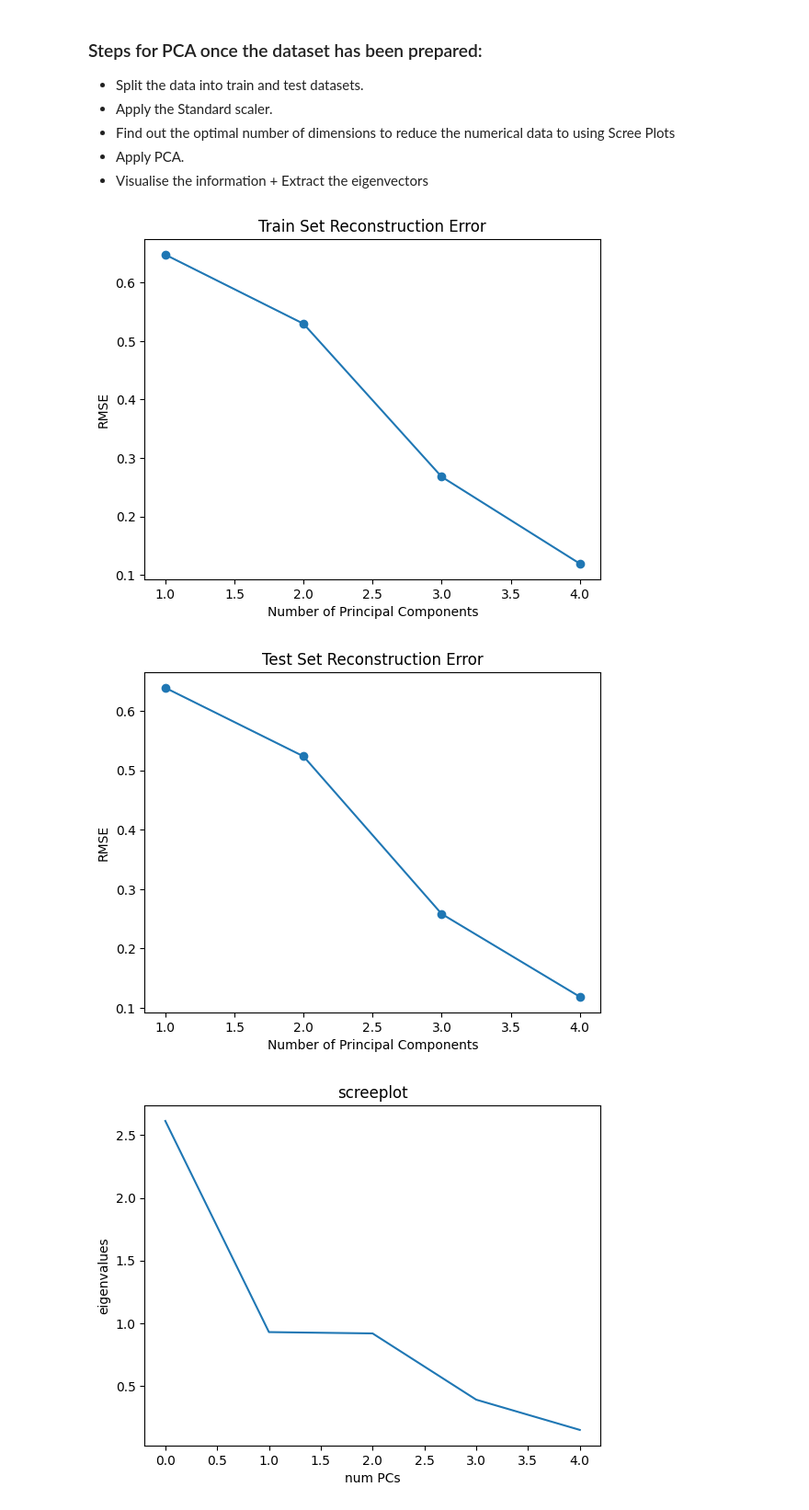
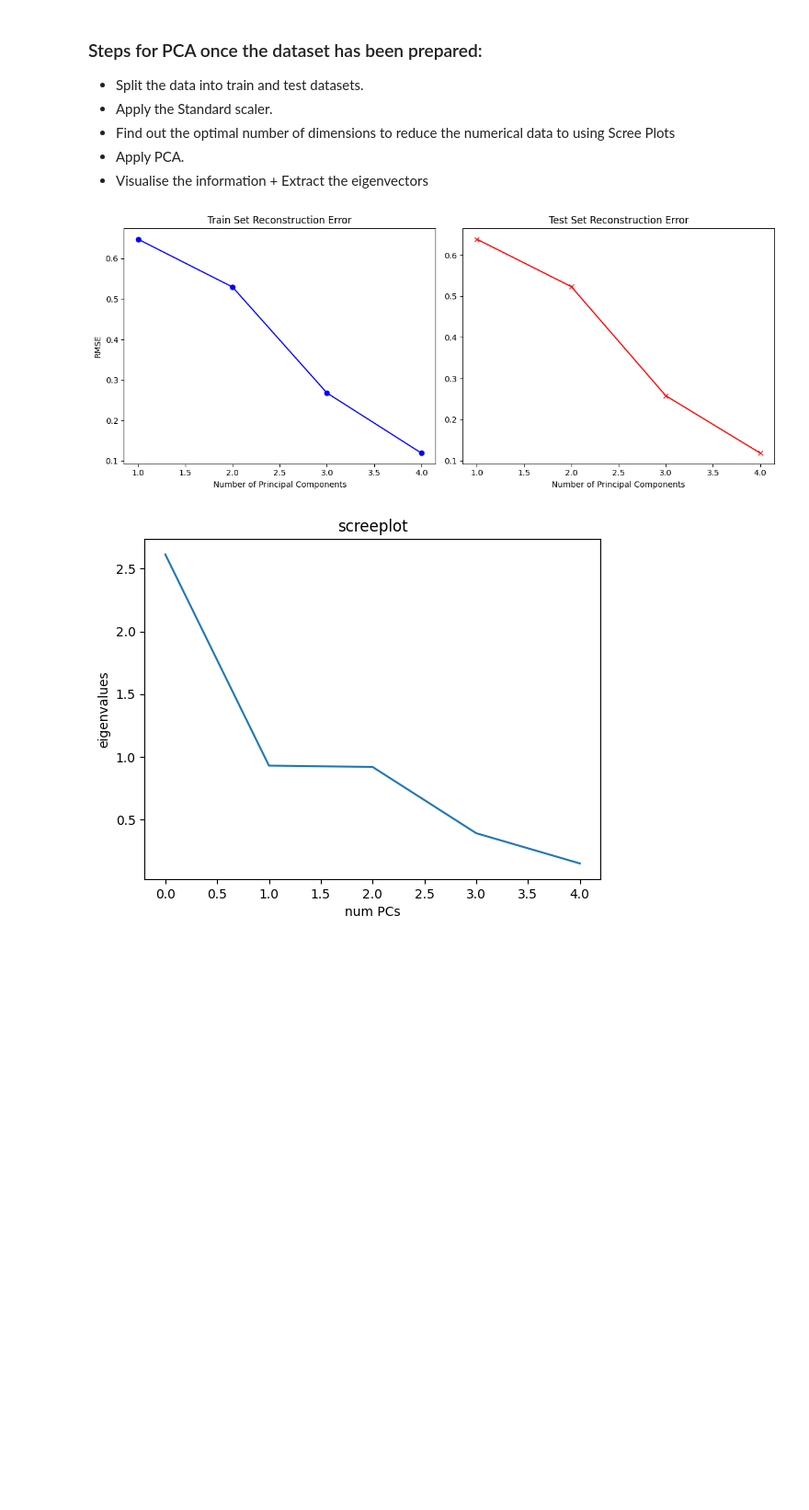
Before and after one commit to LuisBuenoA/Wildlife-Strike-Analysis, a Jupyter notebook: Practica1.ipynb, the cells around one changed output. Shown at 92% size. Saved outputs shown, nothing was run; the diff lists cells and outputs as text; code cells hidden in the pictures; blank space fills up the shorter version.

```diff
--- a/Practica1.ipynb
+++ b/Practica1.ipynb
@@ -441,41 +463,47 @@ for index, K in enumerate(Ks):
     Xtest_proj = pca.inverse_transform(Xtest_transformed)
     RMSE_test[index] = mean_squared_error(X_test, Xtest_proj, squared=False)
 # %%
-# Assuming X_train and X_test are defined
+import matplotlib.pyplot as plt
+import numpy as np
+from sklearn.decomposition import PCA
+from sklearn.metrics import mean_squared_error
+
+# Asumiendo que X_train y X_test están definidos
 max_components = min(X_train.shape[0], X_train.shape[1]) - 1
-Ks = list(range(1, max_components + 1))  # Dynamically setting the range based on dataset size
+Ks = list(range(1, max_components + 1))  # Ajustando dinámicamente el rango basado en el tamaño del conjunto de datos
 
 RMSE_train = np.zeros(len(Ks), dtype=float)
 RMSE_test = np.zeros(len(Ks), dtype=float)
 
 for index, K in enumerate(Ks):
     pca = PCA(n_components=K)
     Xtrain_transformed = pca.fit_transform(X_train)
     Xtrain_proj = pca.inverse_transform(Xtrain_transformed)
     RMSE_train[index] = mean_squared_error(X_train, Xtrain_proj, squared=False)
 
     Xtest_transformed = pca.transform(X_test)
     Xtest_proj = pca.inverse_transform(Xtest_transformed)
     RMSE_test[index] = mean_squared_error(X_test, Xtest_proj, squared=False)
 
-# Plot for training set
-fig, ax = plt.subplots()
-ax.plot(Ks, RMSE_train, marker="o")
-plt.title("Train Set Reconstruction Error")
-plt.xlabel("Number of Principal Components")
-plt.ylabel("RMSE")
+# Configurar la figura y los ejes para dos subplots: uno al lado del otro
+fig, axs = plt.subplots(1, 2, figsize=(12, 5))  # 1 fila, 2 columnas
+
+# Gráfico para el conjunto de entrenamiento
+axs[0].plot(Ks, RMSE_train, marker="o", color="blue")
+axs[0].set_title("Train Set Reconstruction Error")
+axs[0].set_xlabel("Number of Principal Components")
+axs[0].set_ylabel("RMSE")
+
+# Gráfico para el conjunto de prueba
+axs[1].plot(Ks, RMSE_test, marker="x", color="red")
+axs[1].set_title("Test Set Reconstruction Error")
+axs[1].set_xlabel("Number of Principal Components")
+# axs[1].set_ylabel("RMSE")  # Opcional, ya que comparten el mismo eje Y
+
+plt.tight_layout()  # Ajustar automáticamente los parámetros de la subtrama para dar un relleno especificado
 plt.show()
-
-# Plot for test set
-fig, ax = plt.subplots()
-ax.plot(Ks, RMSE_test, marker="o")
-plt.title("Test Set Reconstruction Error")
-plt.xlabel("Number of Principal Components")
-plt.ylabel("RMSE")
-plt.show()
 # %% [output]
-[figure, old version]
+[figure, new version]
-[figure, removed]
 # %%
 # * Fraction of variance explained
 pca = PCA(n_components=X_rank)
```
Also changed, not shown: parts of 16 cells of this notebook, 1 other file.
